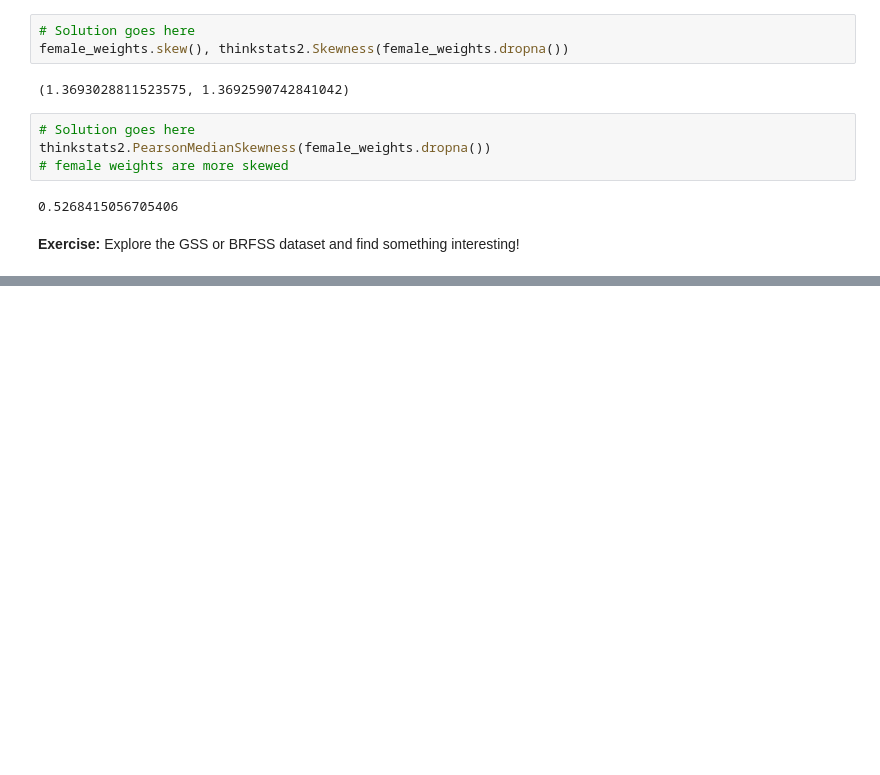
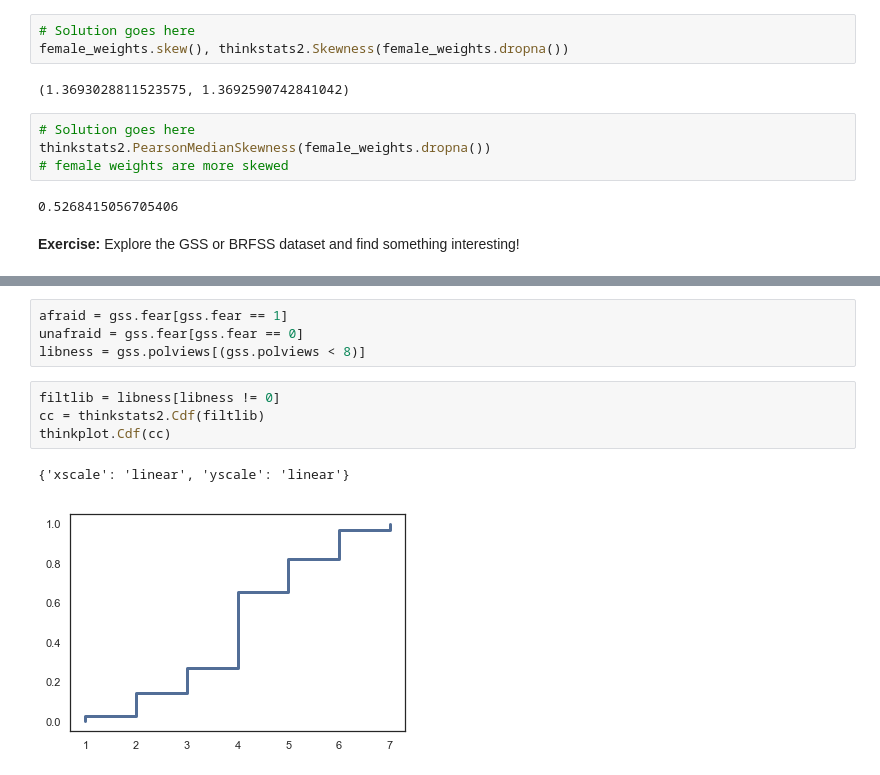
Before and after one commit to gsidsid/ThinkStats2, a Jupyter notebook: homeworks/homework02.ipynb, the cells around one changed output, grey strips where cells are left out. Cells and saved outputs as stored; diff of their text form; blank space fills up the shorter version.

```diff
--- a/homeworks/homework02.ipynb
+++ b/homeworks/homework02.ipynb
@@ -586,0 +605,11 @@ thinkstats2.PearsonMedianSkewness(female_weights.dropna())
+# %%
+afraid = gss.fear[gss.fear == 1]
+unafraid = gss.fear[gss.fear == 0]
+libness = gss.polviews[(gss.polviews < 8)]
+# %%
+filtlib = libness[libness != 0]
+cc = thinkstats2.Cdf(filtlib)
+thinkplot.Cdf(cc)
+# %% [output]
+{'xscale': 'linear', 'yscale': 'linear'}
+[figure, added]
```
Also changed, not shown: parts of 33 cells of this notebook.
